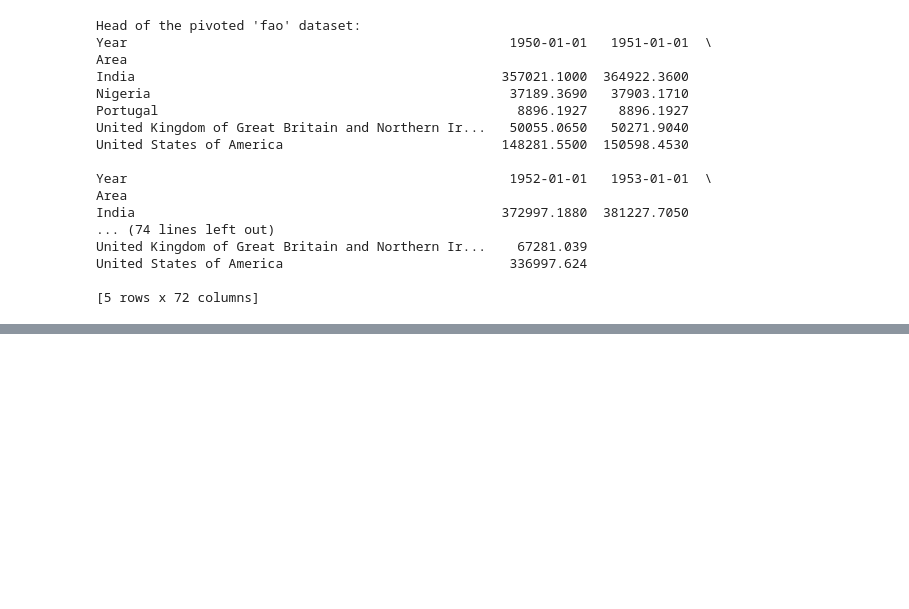
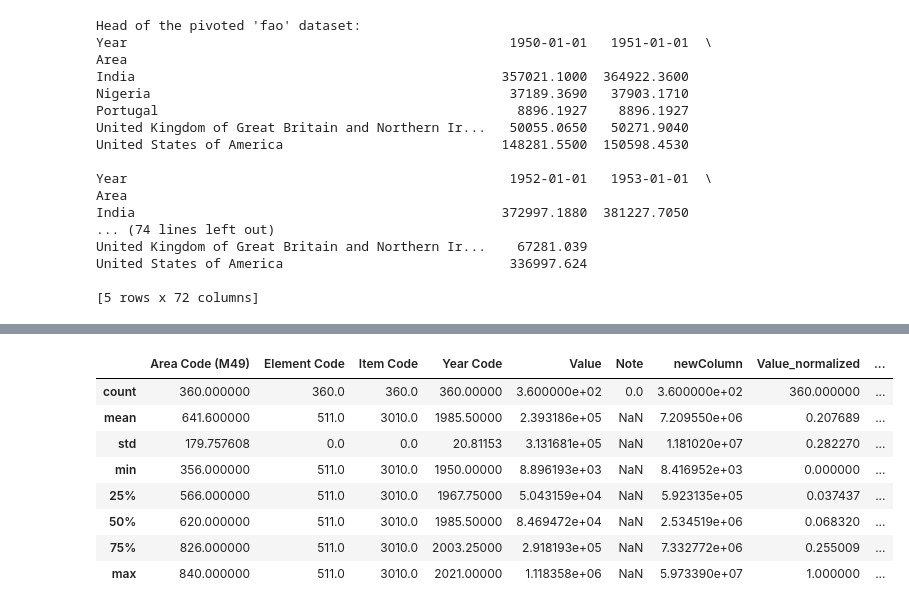
Before and after one commit to sentongo-web/Data-Visualization, a Jupyter notebook: Annual_Population.ipynb, the cells around one changed output, grey strips where cells are left out. Saved outputs shown, nothing was run; the diff lists cells and outputs as text; code cells hidden in the pictures; blank space fills up the shorter version.

```diff
--- a/Annual_Population.ipynb
+++ b/Annual_Population.ipynb
@@ -408,0 +428,7 @@ United States of America                             336997.624
+# %%
+# Applying log transformation to 'Value' column
+fao['Value_log_transformed'] = np.log1p(fao['Value'])
+
+# Displaying the modified dataframe with log-transformed values
+print("\nHead of the modified 'fao' dataset with log-transformed values:")
+print(fao.head())
@@ -408,0 +453,12 @@ United States of America                             336997.624
+# %%
+fao.describe()
+# %% [output]
+|  | Area Code (M49) | Element Code | Item Code | Year Code | Value | Note | newColumn | Value_normalized | ... |
+| count | 360.000000 | 360.0 | 360.0 | 360.00000 | 3.600000e+02 | 0.0 | 3.600000e+02 | 360.000000 | ... |
+| mean | 641.600000 | 511.0 | 3010.0 | 1985.50000 | 2.393186e+05 | NaN | 7.209550e+06 | 0.207689 | ... |
+| std | 179.757608 | 0.0 | 0.0 | 20.81153 | 3.131681e+05 | NaN | 1.181020e+07 | 0.282270 | ... |
+| min | 356.000000 | 511.0 | 3010.0 | 1950.00000 | 8.896193e+03 | NaN | 8.416952e+03 | 0.000000 | ... |
+| 25% | 566.000000 | 511.0 | 3010.0 | 1967.75000 | 5.043159e+04 | NaN | 5.923135e+05 | 0.037437 | ... |
+| 50% | 620.000000 | 511.0 | 3010.0 | 1985.50000 | 8.469472e+04 | NaN | 2.534519e+06 | 0.068320 | ... |
+| 75% | 826.000000 | 511.0 | 3010.0 | 2003.25000 | 2.918193e+05 | NaN | 7.332772e+06 | 0.255009 | ... |
+| max | 840.000000 | 511.0 | 3010.0 | 2021.00000 | 1.118358e+06 | NaN | 5.973390e+07 | 1.000000 | ... |
```
Also changed, not shown: parts of 5 cells of this notebook.
